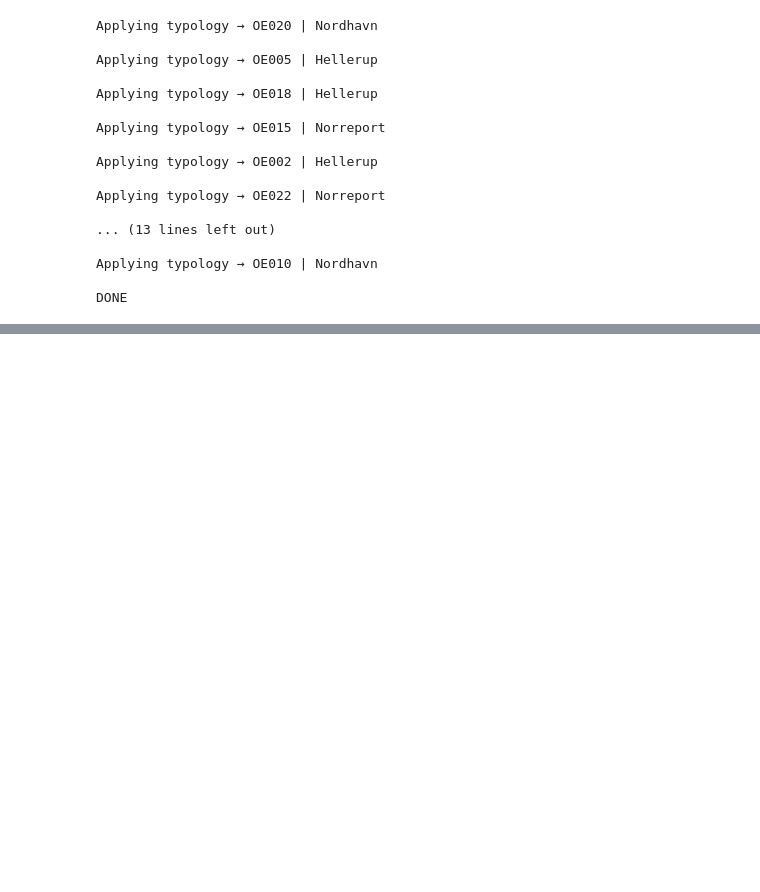
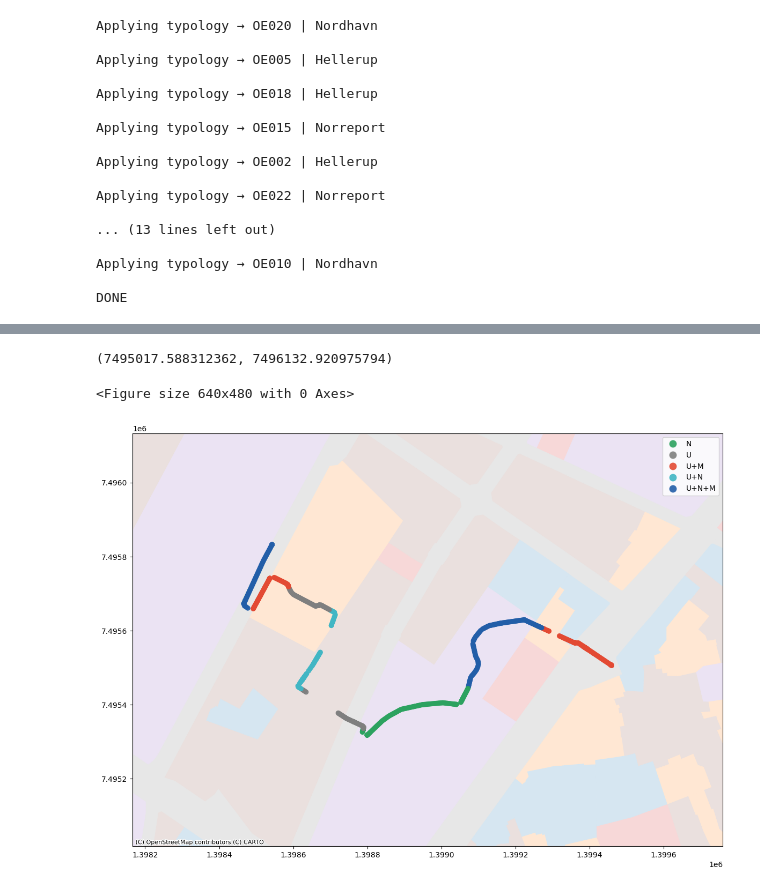
Before and after one commit to raquelmdtum/master-thesis, a Jupyter notebook: notebooks/do_typologies.ipynb, the cells around one changed output, grey strips where cells are left out. Saved outputs shown, nothing was run; the diff lists cells and outputs as text; code cells hidden in the pictures; blank space fills up the shorter version.

Commit message:
Trying to put together Denmark zoning and path typologies

```diff
--- a/notebooks/do_typologies.ipynb
+++ b/notebooks/do_typologies.ipynb
@@ -507,0 +510,6 @@ for (participant, session), df_sess in df_all.groupby(["participant_id", "sessio
+# %%
+landuse = gpd.read_file("/mnt/raid/emotional_data_raquel/hovedstaden_landuse.gpkg")
+# %%
+gdf = gdf.to_crs(25832)
+print(gdf.crs)
+print(landuse.crs)
@@ -507,0 +586,59 @@ for (participant, session), df_sess in df_all.groupby(["participant_id", "sessio
+# %%
+# project once
+landuse_web = landuse.to_crs(epsg=3857)
+gdf_web = gdf.to_crs(epsg=3857)
+
+# -----------------------------
+# LANDUSE BACKGROUND
+# -----------------------------
+landuse_web.plot(
+    ax=ax,
+    column="landuse_en",
+    alpha=0.25,
+    legend=True
+)
+
+fig, ax = plt.subplots(figsize=(15, 10))
+
+# --------------------------------------------------
+# BASEMAP (FIRST / UNDER EVERYTHING)
+# --------------------------------------------------
+ctx.add_basemap(
+    ax,
+    source=ctx.providers.CartoDB.Positron,
+    alpha=0.6,
+    zorder=0
+)
+
+# background polygons
+landuse_web.plot(
+    ax=ax,
+    column="landuse_en",
+    alpha=0.18,
+    linewidth=0,
+    legend=True
+)
+
+# participant typologies
+gdf_web.plot(
+    ax=ax,
+    column="typologies",
+    cmap=cmap,
+    legend=True,
+    markersize=35,
+    alpha=0.9
+)
+
+# -----------------------------
+# ZOOM TO PARTICIPANT
+# -----------------------------
+xmin, ymin, xmax, ymax = gdf_web.total_bounds
+
+padding = 300
+
+ax.set_xlim(xmin - padding, xmax + padding)
+ax.set_ylim(ymin - padding, ymax + padding)
+# %% [output]
+(7495017.588312362, 7496132.920975794)
+<Figure size 640x480 with 0 Axes>
+[figure, added]
```
Also changed, not shown: parts of 5 cells of this notebook.
